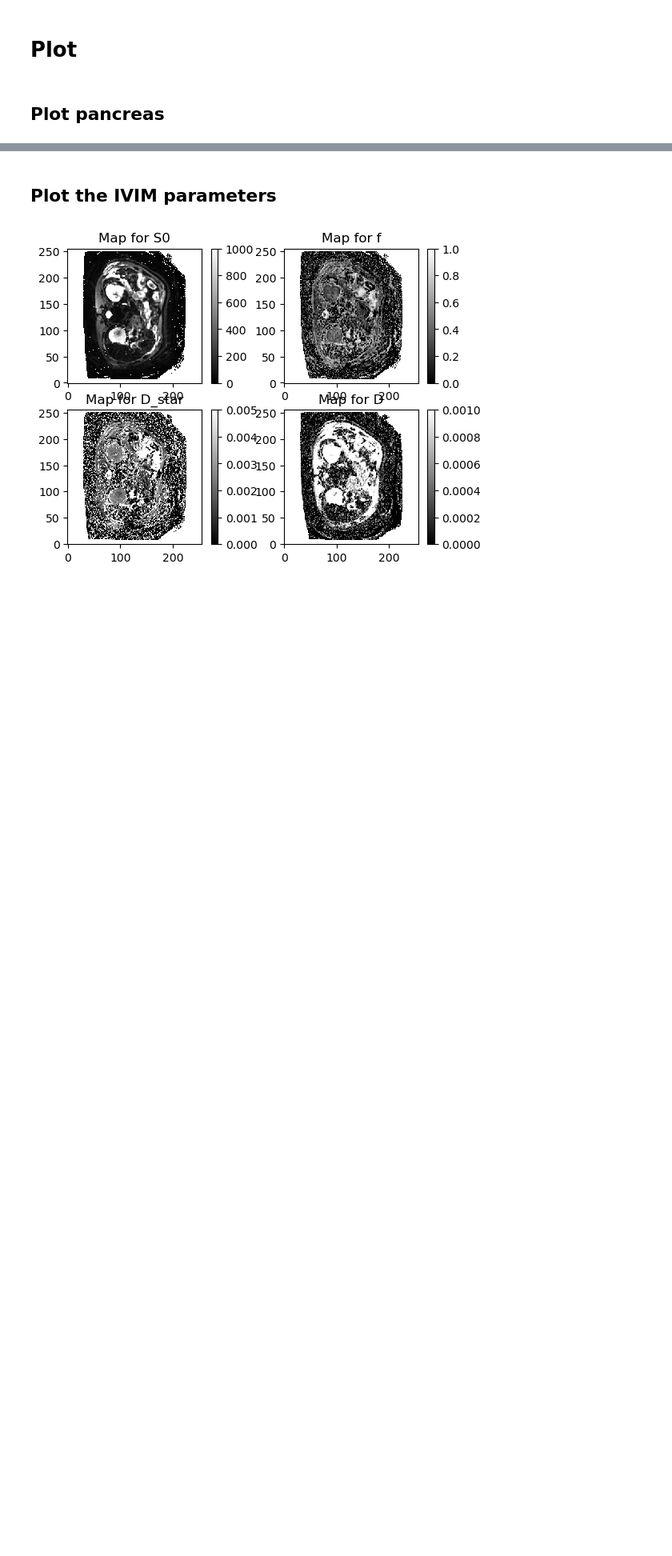
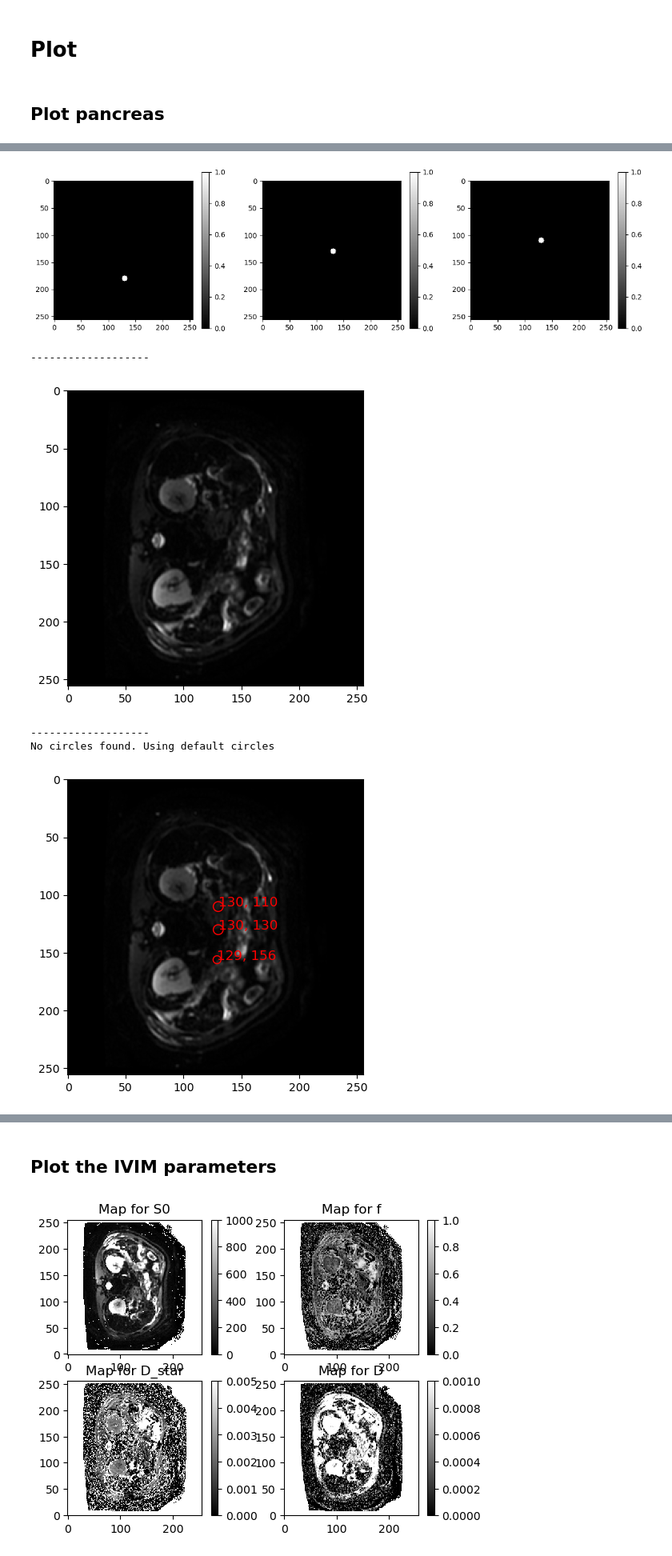
Before and after one commit to young010101/research-TJU-AP-IVIM-SAM, a Jupyter notebook: notebook/return_fig_and_show_in_sub.ipynb, the cells around one changed output, grey strips where cells are left out. Shown at 80% size. Saved outputs shown, nothing was run; the diff lists cells and outputs as text; code cells hidden in the pictures; blank space fills up the shorter version.

```diff
--- a/notebook/return_fig_and_show_in_sub.ipynb
+++ b/notebook/return_fig_and_show_in_sub.ipynb
@@ -88,0 +152,5 @@ analysis.plot_mask_roi()
+# %%
+import json
+with open("../config/circles.json", "r") as f:
+    circ = json.load(f)
+    print(circ)
@@ -88,0 +159,34 @@ analysis.plot_mask_roi()
+# %%
+tmp = "刘伯林"
+tmp_a = n_analysis[tmp]
+tmp_a.circles = circ[tmp]
+tmp_a.bvals = dir_bvals[tmp]
+
+# plot
+tmp_a.plot_mask_roi()
+plt.show()
+print("-------------------")
+
+# plot
+_, ax = plt.subplots()
+tmp_a.plot_pancreas_slice(ax)
+plt.show()
+print("-------------------")
+
+# plot
+_, ax = plt.subplots()
+tmp_a.plot_pancreas_slice(ax, plot_roi=True)
+plt.show()
+print("-------------------")
+
+# plot
+tmp_a.plot_log_b()
+plt.show()
+print("-------------------")
+# %% [output]
+[figure, added]
+-------------------
+[figure, added]
+-------------------
+No circles found. Using default circles
+[figure, added]
```
Also changed, not shown: parts of 25 cells of this notebook, 6 other files.
